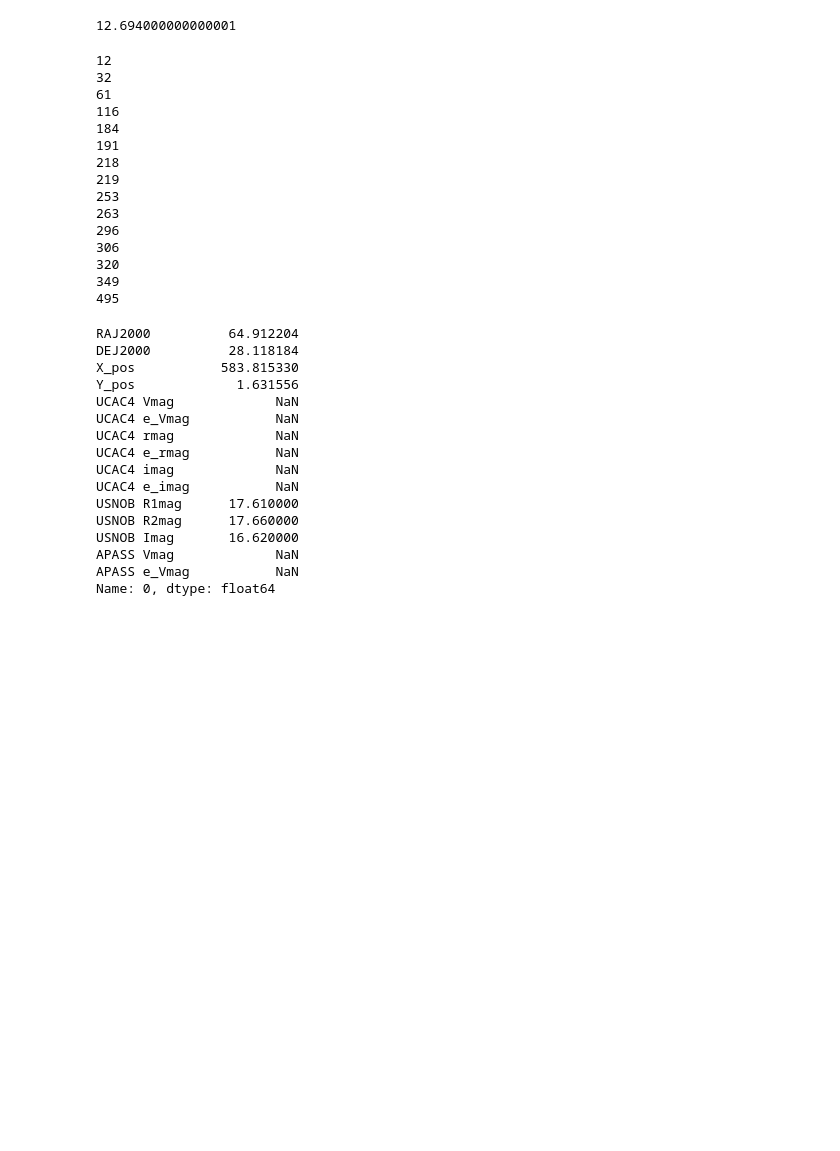
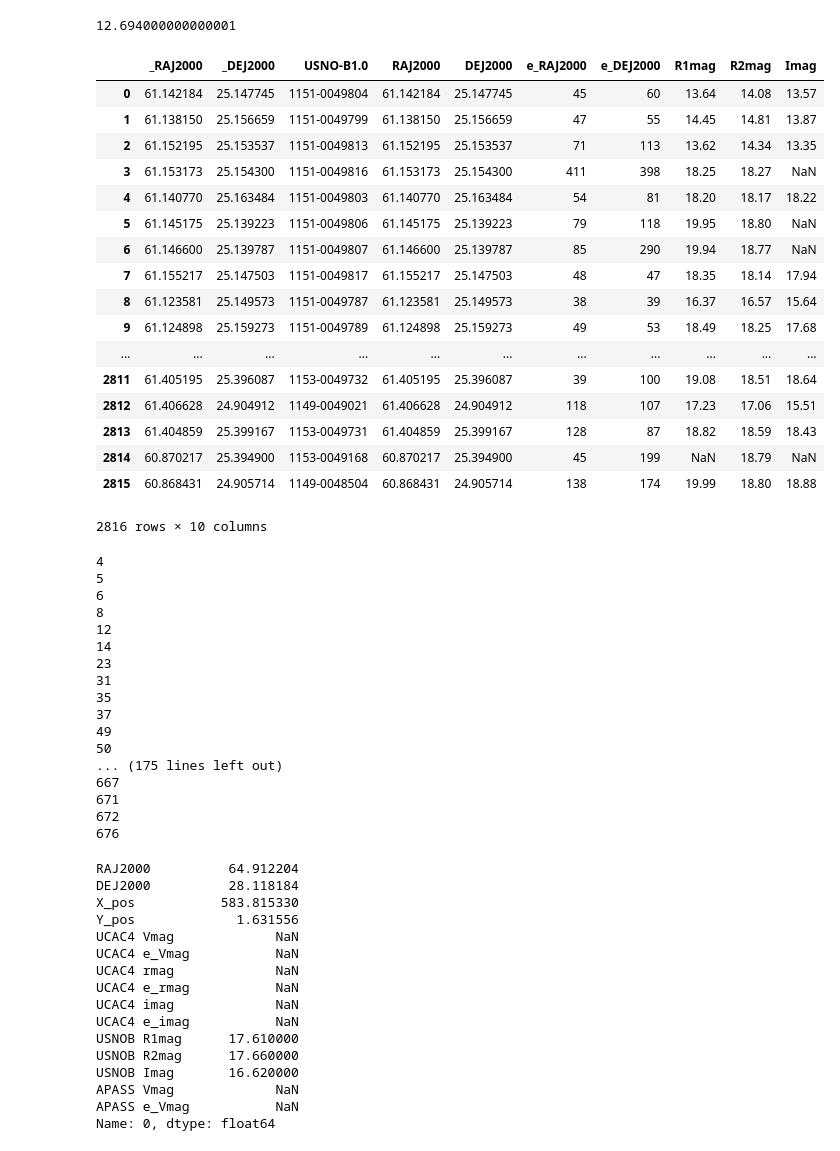
Before and after one commit to spacemira/Independent_Study_2018, a Jupyter notebook: Science2.ipynb, the cells around one changed output. Cells and saved outputs as stored; diff of their text form; code cells hidden in the pictures; blank space fills up the shorter version.

```diff
--- a/Science2.ipynb
+++ b/Science2.ipynb
@@ -27,7 +27,13 @@ from photutils import DAOStarFinder,aperture_photometry, CircularAperture, Circu
 %matplotlib inline
 # %%
 direct = os.getcwd()
-image = glob.glob(direct+'/Data/'+'Coord_Fu*.fit*')
+field = 'V410'
+if field in ('V410', 'HL Tau'):
+    fieldname = field
+else:
+    fieldname = 'Std/HG87'
+
+image = glob.glob(direct+'/Data/'+field+'*coord*.fit*') #image with coordinates
 
 datadir = direct+'/Data/'
 
@@ -39,19 +47,19 @@ world = construct_astrometry(hdr_wcs)
 # %%
-im_dat = fits.getdata(image[0])
+im_dat = fits.getdata(image[0]) #reference image
 bkg_sigma = 5
-nsigma = 5
+nsigma = 13
 
-daofind = DAOStarFinder(fwhm=4., threshold=nsigma*bkg_sigma)
+daofind = DAOStarFinder(fwhm=4., threshold=nsigma*bkg_sigma) #finding stars
 
 sources = daofind(im_dat)
 aprad = 8
 
 xpos = np.array(sources['xcentroid'])
 ypos = np.array(sources['ycentroid'])
-positions = (xpos,ypos)
+positions = (xpos,ypos) #star positions
 
-taura,taudec = world.all_pix2world(xpos,ypos,0)
-survey_csv = glob.glob(direct+'/Survey*.csv') #finding surveys
+taura,taudec = world.all_pix2world(xpos,ypos,0) #
+survey_csv = glob.glob(direct+'/Survey*'+field+'*.csv') #finding surveys
 master_data = pd.DataFrame({'RAJ2000':taura,'DEJ2000':taudec}) #making master dataframe with RADEC
 columnsTitles=["RAJ2000","DEJ2000"]
 master_data=master_data.reindex(columns=columnsTitles) #getting the column titles
@@ -669,6 +1152,31 @@ data[pot_ra[jj],mag] = survey[mag_cols[mag]][0]
 survey[mag_cols[mag]][0]
 # %% [output]
 12.694000000000001
+# %%
+
+survey
+#for ind in range(0,len(survey['USNO-B1.0'])):
+    #if survey['USNO-B1.0'][ind]=='1151-0049804':
+        #print(ind)
+# %% [output]
+|  | _RAJ2000 | _DEJ2000 | USNO-B1.0 | RAJ2000 | DEJ2000 | e_RAJ2000 | e_DEJ2000 | R1mag | R2mag | Imag |
+| 0 | 61.142184 | 25.147745 | 1151-0049804 | 61.142184 | 25.147745 | 45 | 60 | 13.64 | 14.08 | 13.57 |
+| 1 | 61.138150 | 25.156659 | 1151-0049799 | 61.138150 | 25.156659 | 47 | 55 | 14.45 | 14.81 | 13.87 |
+| 2 | 61.152195 | 25.153537 | 1151-0049813 | 61.152195 | 25.153537 | 71 | 113 | 13.62 | 14.34 | 13.35 |
+| 3 | 61.153173 | 25.154300 | 1151-0049816 | 61.153173 | 25.154300 | 411 | 398 | 18.25 | 18.27 | NaN |
+| 4 | 61.140770 | 25.163484 | 1151-0049803 | 61.140770 | 25.163484 | 54 | 81 | 18.20 | 18.17 | 18.22 |
+| 5 | 61.145175 | 25.139223 | 1151-0049806 | 61.145175 | 25.139223 | 79 | 118 | 19.95 | 18.80 | NaN |
+| 6 | 61.146600 | 25.139787 | 1151-0049807 | 61.146600 | 25.139787 | 85 | 290 | 19.94 | 18.77 | NaN |
+| 7 | 61.155217 | 25.147503 | 1151-0049817 | 61.155217 | 25.147503 | 48 | 47 | 18.35 | 18.14 | 17.94 |
+| 8 | 61.123581 | 25.149573 | 1151-0049787 | 61.123581 | 25.149573 | 38 | 39 | 16.37 | 16.57 | 15.64 |
+| 9 | 61.124898 | 25.159273 | 1151-0049789 | 61.124898 | 25.159273 | 49 | 53 | 18.49 | 18.25 | 17.68 |
+| ... | ... | ... | ... | ... | ... | ... | ... | ... | ... | ... |
+| 2811 | 61.405195 | 25.396087 | 1153-0049732 | 61.405195 | 25.396087 | 39 | 100 | 19.08 | 18.51 | 18.64 |
+| 2812 | 61.406628 | 24.904912 | 1149-0049021 | 61.406628 | 24.904912 | 118 | 107 | 17.23 | 17.06 | 15.51 |
+| 2813 | 61.404859 | 25.399167 | 1153-0049731 | 61.404859 | 25.399167 | 128 | 87 | 18.82 | 18.59 | 18.43 |
+| 2814 | 60.870217 | 25.394900 | 1153-0049168 | 60.870217 | 25.394900 | 45 | 199 | NaN | 18.79 | NaN |
+| 2815 | 60.868431 | 24.905714 | 1149-0048504 | 60.868431 | 24.905714 | 138 | 174 | 19.99 | 18.80 | 18.88 |
+2816 rows × 10 columns
 # %%
 new_survey = 0
 for ind in range(0,len(master_data)): #for every row in master data
@@ -683,23 +1191,25 @@ for ind in range(0,len(master_data)): #for every row in master data
             print(ind)
 
 header = ["RAJ2000","DEJ2000"]
-new_survey.to_csv('all_surv_stars.csv', columns = header)
+new_survey.to_csv(field+'all_surv_stars.csv', columns = header)
 # %% [output]
+4
+5
+6
+8
 12
-32
-61
-116
-184
-191
-218
-219
-253
-263
-296
-306
-320
-349
-495
+14
+23
+31
+35
+37
+49
+50
+... (175 lines left out)
+667
+671
+672
+676
 # %%
 master_data.
 # %% [output]
```
Also changed, not shown: parts of 44 cells of this notebook, 2 other files.
